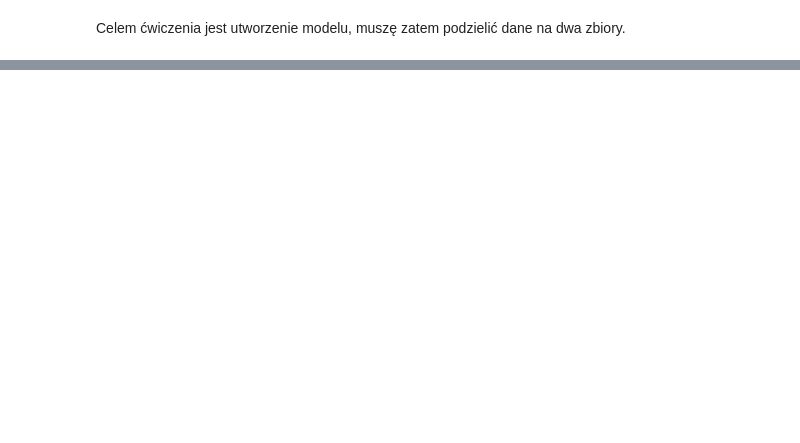
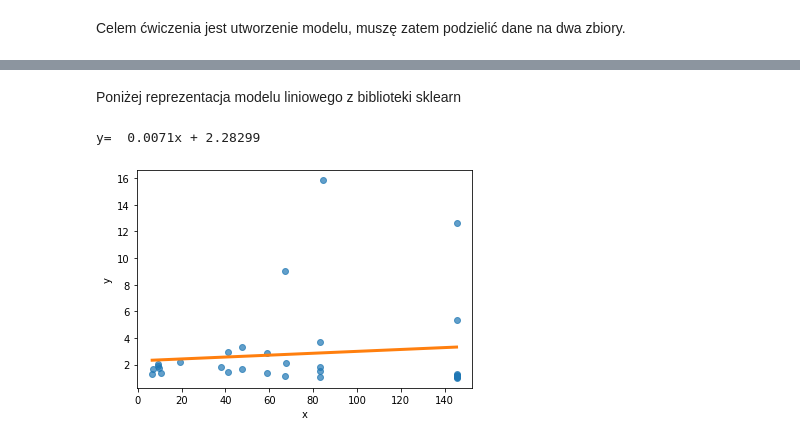
Before and after one commit to Mat2OO1/MSiD-Lab, a Jupyter notebook: Lab3.ipynb, the cells around one changed output, grey strips where cells are left out. Cells and saved outputs as stored; diff of their text form; code cells hidden in the pictures; blank space fills up the shorter version.

```diff
--- a/Lab3.ipynb
+++ b/Lab3.ipynb
@@ -109,0 +139,20 @@ plt.show()
+# %% [markdown]
+Poniżej reprezentacja modelu liniowego z biblioteki sklearn
+# %%
+from sklearn.linear_model import LinearRegression
+model_lin = LinearRegression()
+model_lin.fit(X.reshape(-1,1),Y)
+X_test = np.linspace(start=X.min(), stop=X.max(), num=300)
+Y_pred = model_lin.predict(X_test.reshape(-1,1))
+
+print(f'y=  {float(np.round(model_lin.coef_,5))}x + {np.round(model_lin.intercept_,5)}')
+
+
+plt.scatter(X,Y, alpha=0.7)
+plt.plot(X_test, Y_pred, color='tab:orange', linewidth=3)
+plt.xlabel('x')
+plt.ylabel('y')
+plt.show()
+# %% [output]
+y=  0.0071x + 2.28299
+[figure, added]
```
Also changed, not shown: parts of 12 cells of this notebook.
